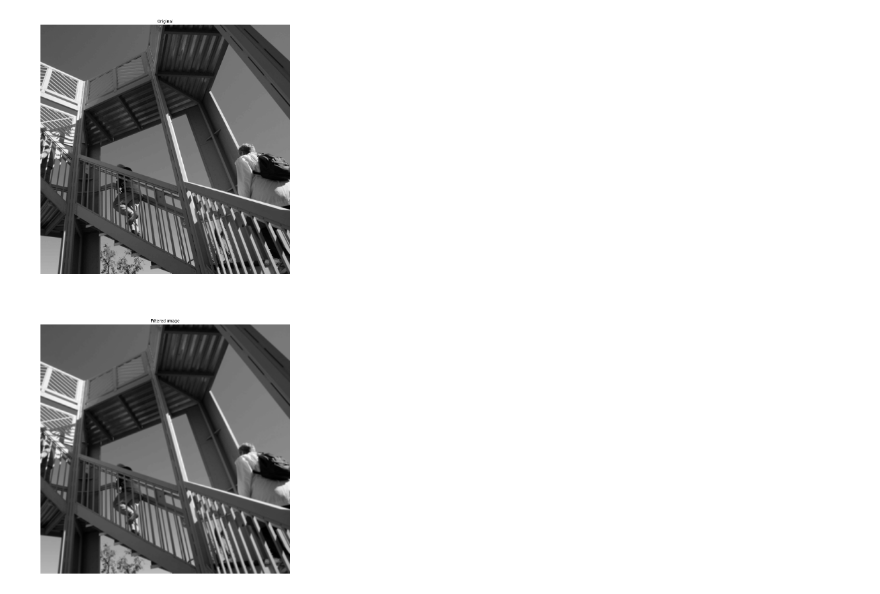
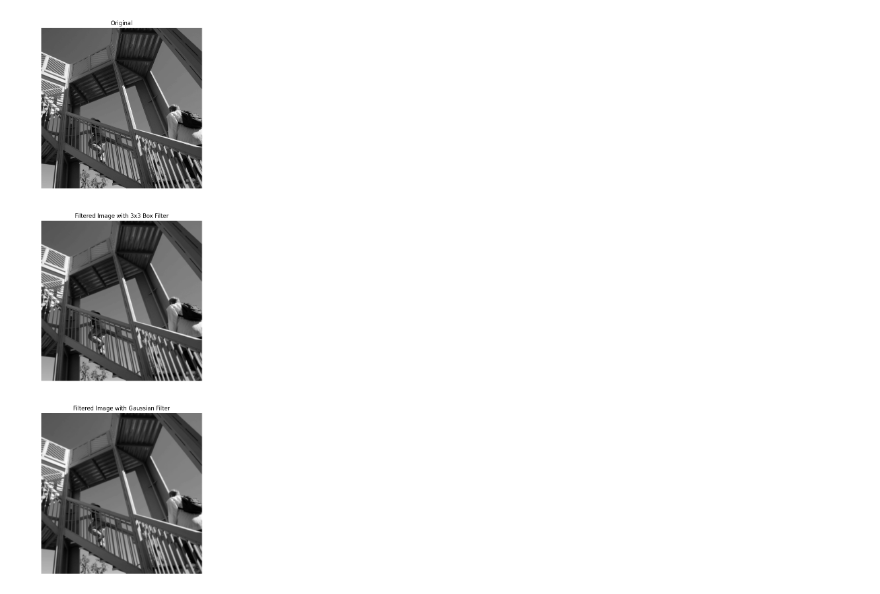
Before and after one commit to agmarrugo/computer-vision-utb, a Jupyter notebook: notebooks/lab_linear_filters.ipynb, the cells around one changed output. Saved outputs shown, nothing was run; the diff lists cells and outputs as text; code cells hidden in the pictures.

```diff
--- a/notebooks/lab_linear_filters.ipynb
+++ b/notebooks/lab_linear_filters.ipynb
@@ -10,30 +33,48 @@ In this laboratory practice you will learn the fundamentals of linear filters an
 # %%
+# Import necessary libraries
 from scipy import signal
 from scipy import misc
+from scipy import datasets
+from scipy.ndimage import gaussian_filter
 import numpy as np
 import matplotlib.pyplot as plt
 import skimage
 
+
 # Sample image
-image = np.uint8(misc.ascent())
+image = np.uint8(datasets.ascent())
 
 # Let's define a 3x3 box filter
 box_fil = np.array([[1, 1, 1],
                    [1, 1, 1],
                    [1, 1, 1]]) * 1/9
 image_filtered = signal.convolve2d(image, box_fil, boundary='symm', mode='same')
+
+# The result is the image smoothed with a Box filter
+
+# Let's define a Gaussian filter
+
+# Define the standard deviation for the Gaussian kernel
+sigma = 1
+# Apply the Gaussian filter to the image
+image_gaussian_filtered = gaussian_filter(image, sigma=sigma)
+
+# The result is the image smoothed with a Gaussian filter
 # %%
-# Let's plot them
-fig, (ax_orig, ax_mag) = plt.subplots(2, 1, figsize=(20, 30))
+# Let's plot the original, box-filtered, and Gaussian-filtered images
+fig, (ax_orig, ax_box, ax_gaussian) = plt.subplots(3, 1, figsize=(14, 21))
 ax_orig.imshow(image, cmap='gray')
 ax_orig.set_title('Original')
 ax_orig.set_axis_off()
-ax_mag.imshow(image_filtered, cmap='gray')
-ax_mag.set_title('Filtered image')
-ax_mag.set_axis_off()
+ax_box.imshow(image_filtered, cmap='gray')  # Box-filtered image
+ax_box.set_title('Filtered Image with 3x3 Box Filter')
+ax_box.set_axis_off()
+ax_gaussian.imshow(image_gaussian_filtered, cmap='gray')  # Gaussian-filtered image
+ax_gaussian.set_title('Filtered Image with Gaussian Filter')
+ax_gaussian.set_axis_off()
 fig.show()
 # %% [output]
-[figure, old version]
+[figure, new version]
 # %%
 # TODO
 
```
Also changed, not shown: parts of 11 cells of this notebook.
